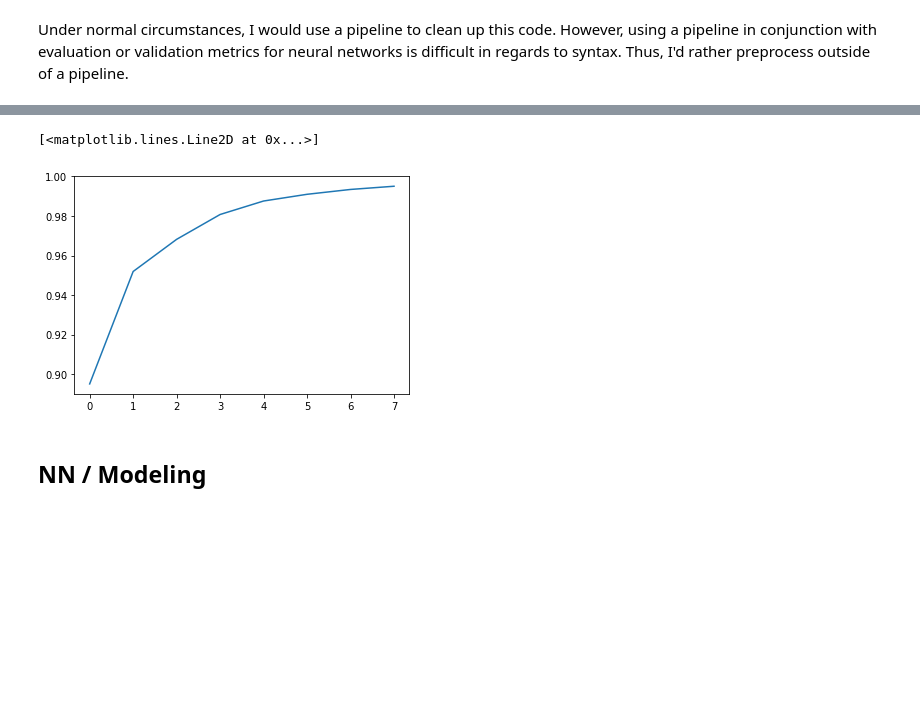
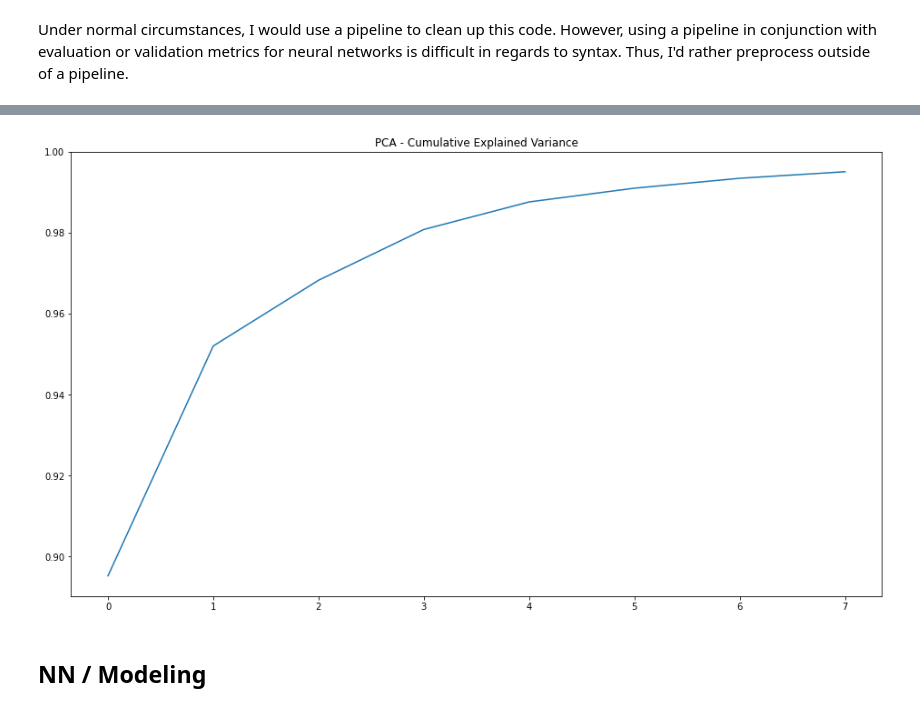
Before and after one commit to linjoshua882/deep-learning-cybersecurity-intrusion-detection, a Jupyter notebook: 3-modeling.ipynb, the cells around one changed output, grey strips where cells are left out. Saved outputs shown, nothing was run; the diff lists cells and outputs as text; code cells hidden in the pictures; blank space fills up the shorter version.

```diff
--- a/3-modeling.ipynb
+++ b/3-modeling.ipynb
@@ -61,8 +62,9 @@ array([0.89510699, 0.95195294, 0.96821279, 0.9807738 , 0.98758965,
 # %%
-plt.plot(np.cumsum(pca.explained_variance_ratio_))
+plt.figure(figsize=(16, 9))
+plt.title('PCA - Cumulative Explained Variance')
+plt.plot(np.cumsum(pca.explained_variance_ratio_));
 # %% [output]
-[<matplotlib.lines.Line2D at 0x...>]
-[figure, old version]
+[figure, new version]
 # %% [markdown]
 ## NN / Modeling
 # %%
```
Also changed, not shown: parts of 8 cells of this notebook.
